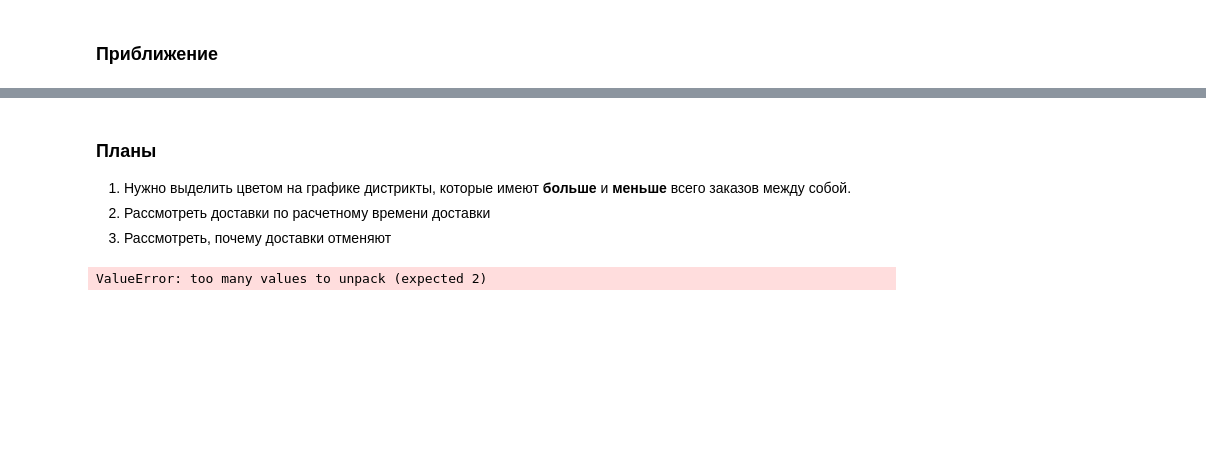
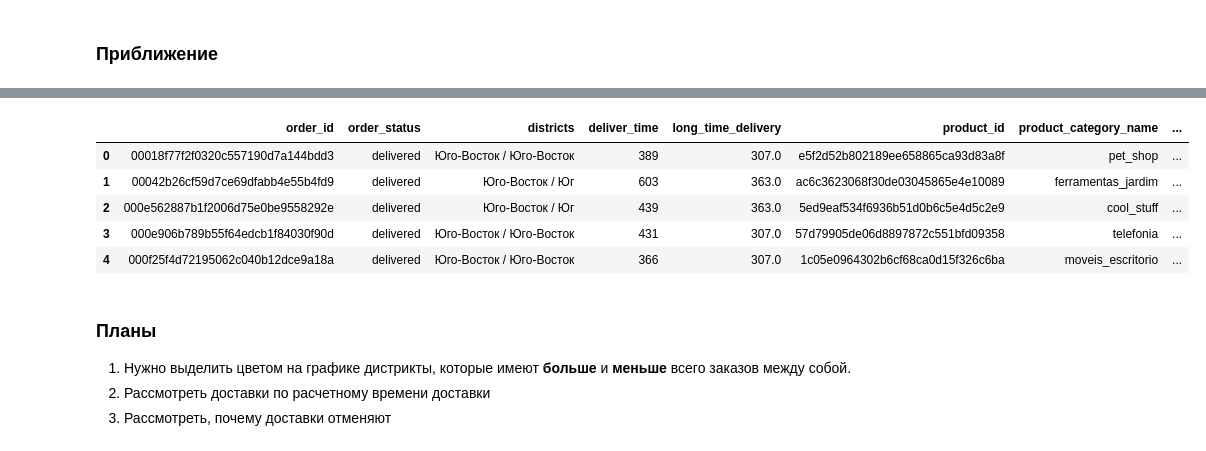
Before and after one commit to trineevkirill/brazillian_ecom, a Jupyter notebook: brazillian ecomm.ipynb, the cells around one changed output, grey strips where cells are left out. Saved outputs shown, nothing was run; the diff lists cells and outputs as text; code cells hidden in the pictures; blank space fills up the shorter version.

```diff
--- a/brazillian ecomm.ipynb
+++ b/brazillian ecomm.ipynb
@@ -475,15 +676,17 @@ Name: deliver_time, dtype: Float64
+# %%
+long_delivery_df = long_delivery[['order_id', 'order_status', 'districts', 'deliver_time', 'long_time_delivery']].merge(order_items[['order_id', 'product_id']], how='left', on='order_id')
+long_delivery_df = long_delivery_df.merge(products)
+long_delivery_df.head()
+# %% [output]
+|  | order_id | order_status | districts | deliver_time | long_time_delivery | product_id | product_category_name | ... |
+| 0 | 00018f77f2f0320c557190d7a144bdd3 | delivered | Юго-Восток / Юго-Восток | 389 | 307.0 | e5f2d52b802189ee658865ca93d83a8f | pet_shop | ... |
+| 1 | 00042b26cf59d7ce69dfabb4e55b4fd9 | delivered | Юго-Восток / Юг | 603 | 363.0 | ac6c3623068f30de03045865e4e10089 | ferramentas_jardim | ... |
+| 2 | 000e562887b1f2006d75e0be9558292e | delivered | Юго-Восток / Юг | 439 | 363.0 | 5ed9eaf534f6936b51d0b6c5e4d5c2e9 | cool_stuff | ... |
+| 3 | 000e906b789b55f64edcb1f84030f90d | delivered | Юго-Восток / Юго-Восток | 431 | 307.0 | 57d79905de06d8897872c551bfd09358 | telefonia | ... |
+| 4 | 000f25f4d72195062c040b12dce9a18a | delivered | Юго-Восток / Юго-Восток | 366 | 307.0 | 1c05e0964302b6cf68ca0d15f326c6ba | moveis_escritorio | ... |
 # %% [markdown]
 ### Планы
 
 1. Нужно выделить цветом на графике дистрикты, которые имеют **больше** и **меньше** всего заказов между собой.
 2. Рассмотреть доставки по расчетному времени доставки
 3. Рассмотреть, почему доставки отменяют
-# %%
-seller_states = success_delivery["seller_state"].unique()
-customer_states = success_delivery["customer_state"].unique()
-
-for seller_state, customer_state in seller_states, customer_states:
-    sorted_df = success_delivery[success_delivery["seller_state"] == seller_states]
-    display(sorted_df.head())
-# %% [output]
-ValueError: too many values to unpack (expected 2)
```
Also changed, not shown: parts of 10 cells of this notebook.
